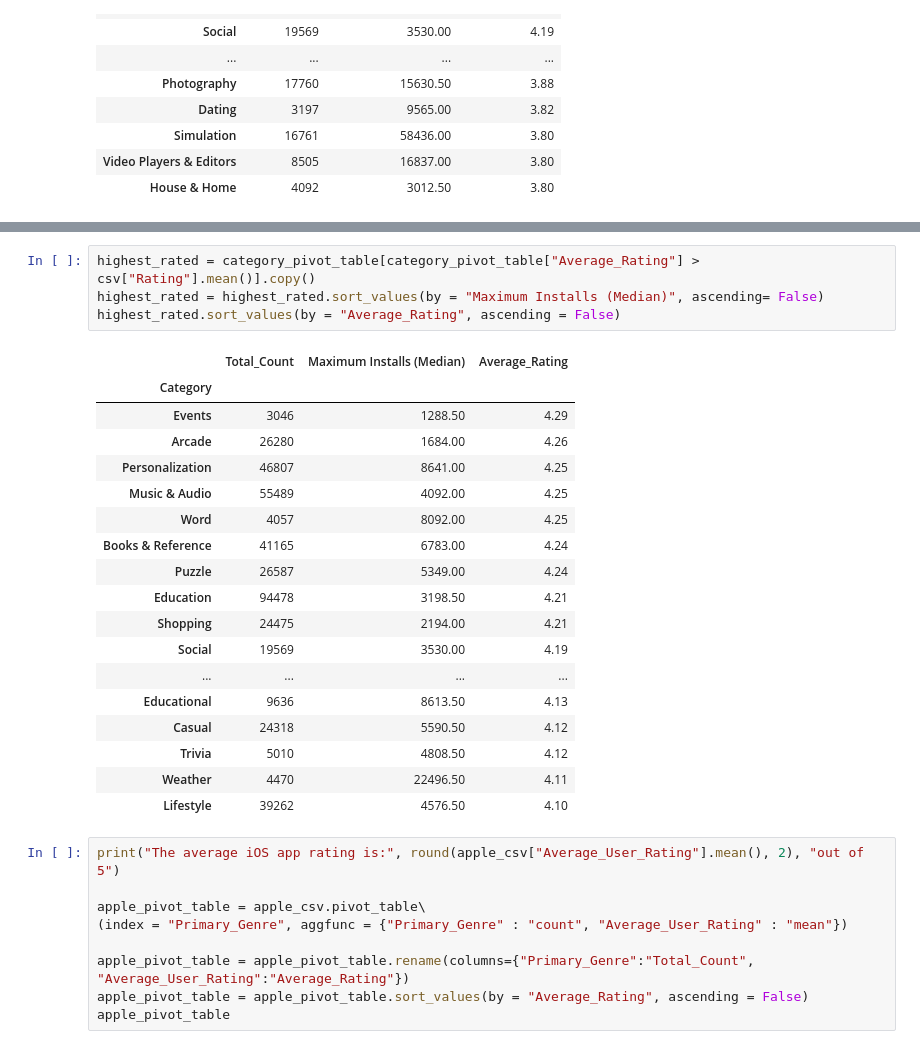
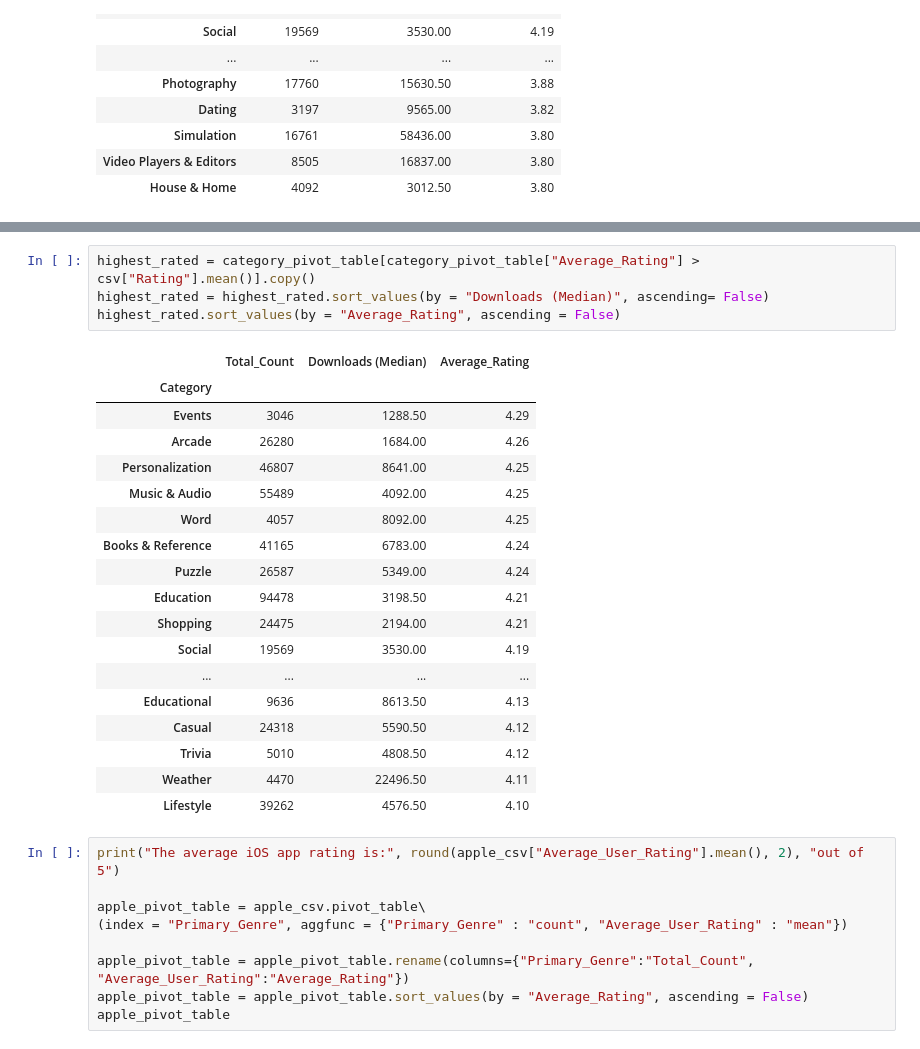
Before and after one commit to paul-trood/Portfolio-Mobile_app_recommendations, a Jupyter notebook: app_profile.ipynb, the cells around one changed output, grey strips where cells are left out. Saved outputs shown, nothing was run; the diff lists cells and outputs as text.

```diff
--- a/app_profile.ipynb
+++ b/app_profile.ipynb
@@ -459,10 +527,10 @@ plt.show()
 # plt.show()
 # %%
 highest_rated = category_pivot_table[category_pivot_table["Average_Rating"] > csv["Rating"].mean()].copy()
-highest_rated = highest_rated.sort_values(by = "Maximum Installs (Median)", ascending= False)
+highest_rated = highest_rated.sort_values(by = "Downloads (Median)", ascending= False)
 highest_rated.sort_values(by = "Average_Rating", ascending = False)
 # %% [output]
-|  | Total_Count | Maximum Installs (Median) | Average_Rating |
+|  | Total_Count | Downloads (Median) | Average_Rating |
 | Category |  |  |  |
 | Events | 3046 | 1288.50 | 4.29 |
 | Arcade | 26280 | 1684.00 | 4.26 |
```
Also changed, not shown: parts of 50 cells of this notebook.
